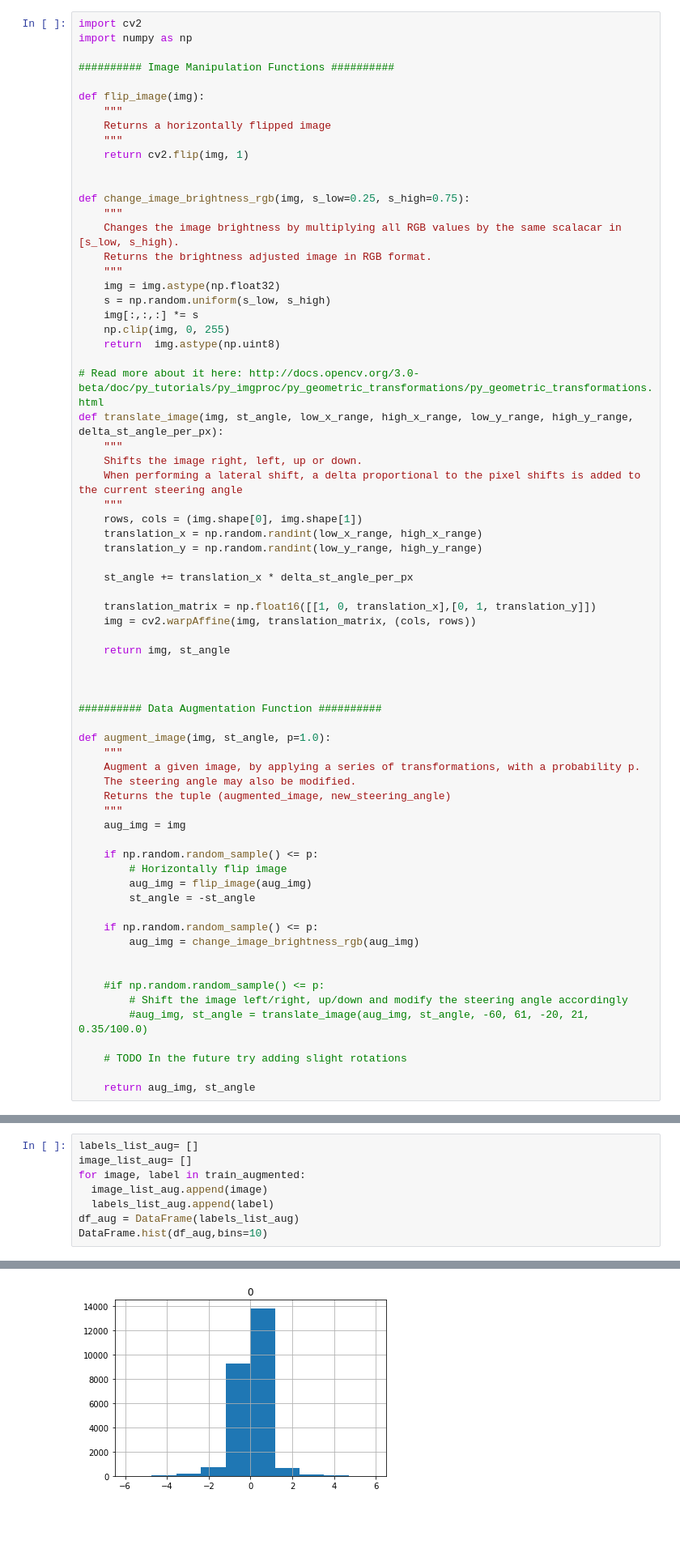
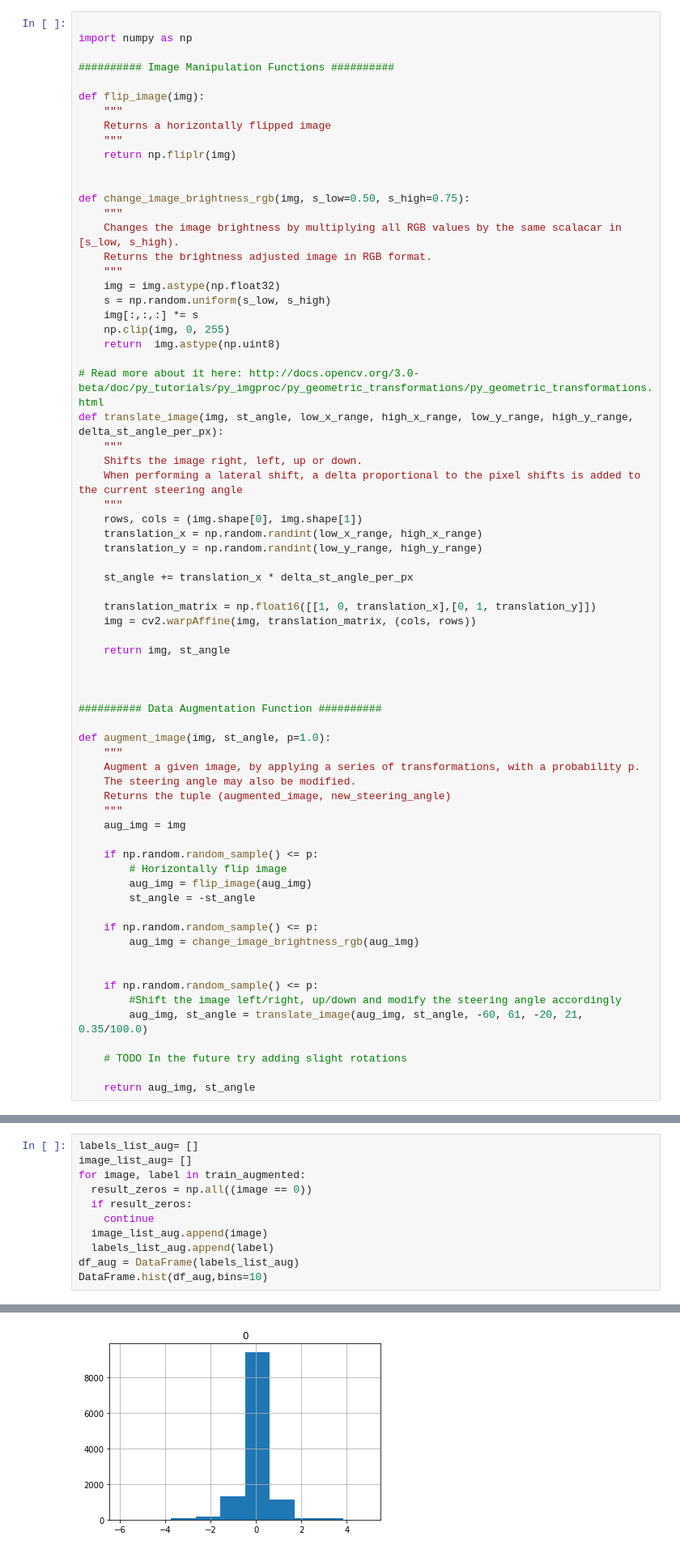
Before and after one commit to naman-mehta/predict_steering_angle, a Jupyter notebook: selfdriving.ipynb, the cells around one changed output, grey strips where cells are left out. Shown: that part at 81% size. Cells and saved outputs as stored; diff of their text form; blank space fills up the shorter version.

```diff
--- a/selfdriving.ipynb
+++ b/selfdriving.ipynb
@@ -159,7 +160,7 @@ Most of the the dataset show the car driving with a neutral steering wheel angle
 Here I try to augment the training dataset with images which don't have nuetral steering angle.
 So goal is to get a balanced dataset.
 # %%
-import cv2
+
 import numpy as np
 
 ########## Image Manipulation Functions ##########
@@ -168,10 +169,10 @@ def flip_image(img):
     """
     Returns a horizontally flipped image
     """
-    return cv2.flip(img, 1)
+    return np.fliplr(img)
 
 
-def change_image_brightness_rgb(img, s_low=0.25, s_high=0.75):
+def change_image_brightness_rgb(img, s_low=0.50, s_high=0.75):
     """
     Changes the image brightness by multiplying all RGB values by the same scalacar in [s_low, s_high).
     Returns the brightness adjusted image in RGB format.
@@ -220,9 +221,9 @@ def augment_image(img, st_angle, p=1.0):
         aug_img = change_image_brightness_rgb(aug_img)
 
 
-    #if np.random.random_sample() <= p:
-        # Shift the image left/right, up/down and modify the steering angle accordingly
-        #aug_img, st_angle = translate_image(aug_img, st_angle, -60, 61, -20, 21, 0.35/100.0)
+    if np.random.random_sample() <= p:
+        #Shift the image left/right, up/down and modify the steering angle accordingly
+        aug_img, st_angle = translate_image(aug_img, st_angle, -60, 61, -20, 21, 0.35/100.0)
 
     # TODO In the future try adding slight rotations
 
@@ -251,6 +252,9 @@ Training dataset size is changed from 25848 to 24933
 labels_list_aug= []
 image_list_aug= []
 for image, label in train_augmented:
+  result_zeros = np.all((image == 0))
+  if result_zeros:
+    continue
   image_list_aug.append(image)
   labels_list_aug.append(label)
 df_aug = DataFrame(labels_list_aug)
@@ -261,4 +264,4 @@ array([[<matplotlib.axes._subplots.AxesSubplot object at 0x...>]],
-[figure, old version]
+[figure, new version]
 # %% [markdown]
 After plotting convert back to tensorlflow dataset.
 # %%
```
Also changed, not shown: parts of 19 cells of this notebook.
